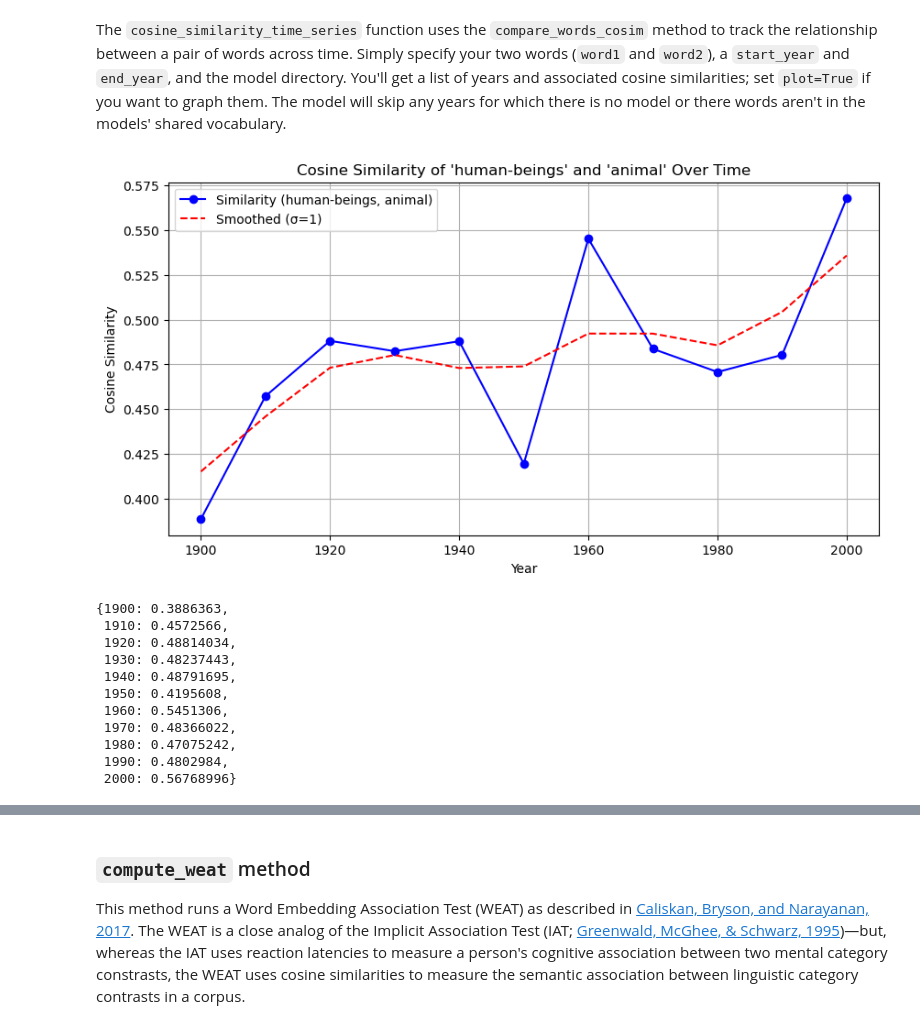
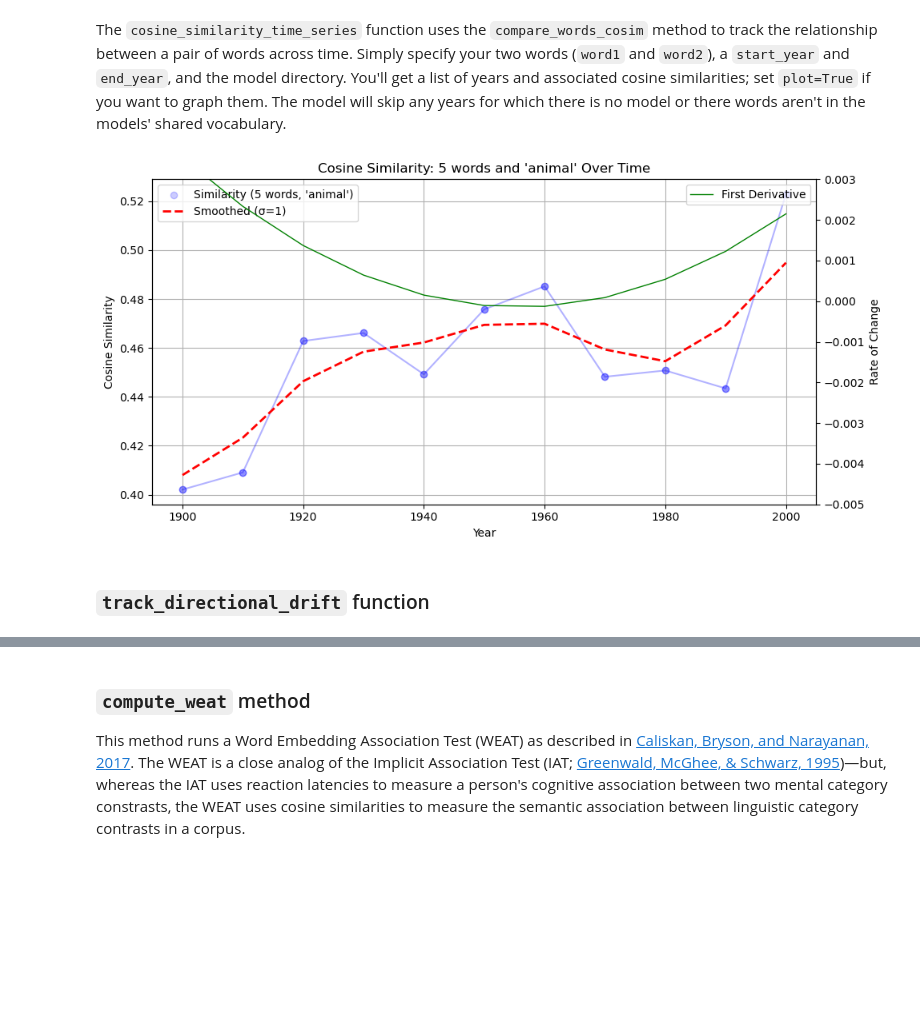
Before and after one commit to eric-d-knowles/lexichron, a Jupyter notebook: notebooks/coha_change_analysis_workflow.ipynb, the cells around one changed output, grey strips where cells are left out. Cells and saved outputs as stored; diff of their text form; code cells hidden in the pictures; blank space fills up the shorter version.

```diff
--- a/notebooks/coha_change_analysis_workflow.ipynb
+++ b/notebooks/coha_change_analysis_workflow.ipynb
@@ -20,11 +20,7 @@ The autoreload extension is already loaded. To reload it, use:
 # %% [markdown]
 The `ngram-kit` package contains several tools useful in quantifying how much word meanings have changed over the years. Before using these tools, it helps to set a model path variable. Most commonly, this will point to the `norm_and_align` directory. We'll also set a `corpus_path` variable pointing to the yearly corpus data.
 # %%
-corpus_name = 'COHA'
-genre_focus = ['fic']
-db_path_stub = f'/scratch/edk202/NLP_corpora/{corpus_name}/'
-
-model_path = '/scratch/edk202/NLP_models/COHA/models_final/norm_and_align'
+model_path = f'/scratch/edk202/NLP_models/COHA/COHA/models_final/norm_and_align'
 # %% [markdown]
 ### `compare_words_cosim` method
 # %% [markdown]
@@ -131,27 +138,18 @@ Tracking semantic drift for word: 'human' (Excluding: 0 words)
 # %% [markdown]
 The `cosine_similarity_time_series` function uses the `compare_words_cosim` method to track the relationship between a pair of words across time. Simply specify your two words (`word1` and `word2`), a `start_year` and `end_year`, and the model directory. You'll get a list of years and associated cosine similarities; set `plot=True` if you want to graph them. The model will skip any years for which there is no model or there words aren't in the models' shared vocabulary.
 # %%
-cosine_similarity_over_years(
-    word1='human-beings',
-    word2='animal',
+sim_scores = cosine_similarity_over_years(
+    word1=['human-being', 'human-beings', 'human', 'person', 'people'],
+    word2=['animal'],
     start_year=1900,
     end_year=2000,
     year_step=10,
-    model_dir=f'{model_path}',
+    model_dir=model_path,
     plot=1,
     smooth=True,
     sigma=1
 )
 # %% [output]
-[figure, old version]
+[figure, new version]
-{1900: 0.3886363,
- 1910: 0.4572566,
- 1920: 0.48814034,
- 1930: 0.48237443,
- 1940: 0.48791695,
- 1950: 0.4195608,
- 1960: 0.5451306,
- 1970: 0.48366022,
- 1980: 0.47075242,
- 1990: 0.4802984,
- 2000: 0.56768996}
+# %% [markdown]
+### `track_directional_drift` function
```
Also changed, not shown: parts of 20 cells of this notebook, 22 other files.
